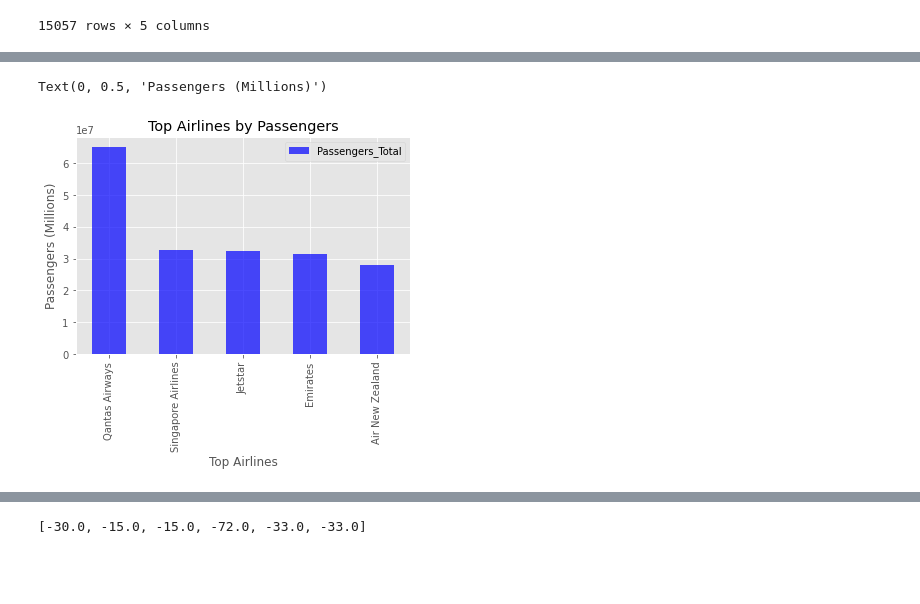
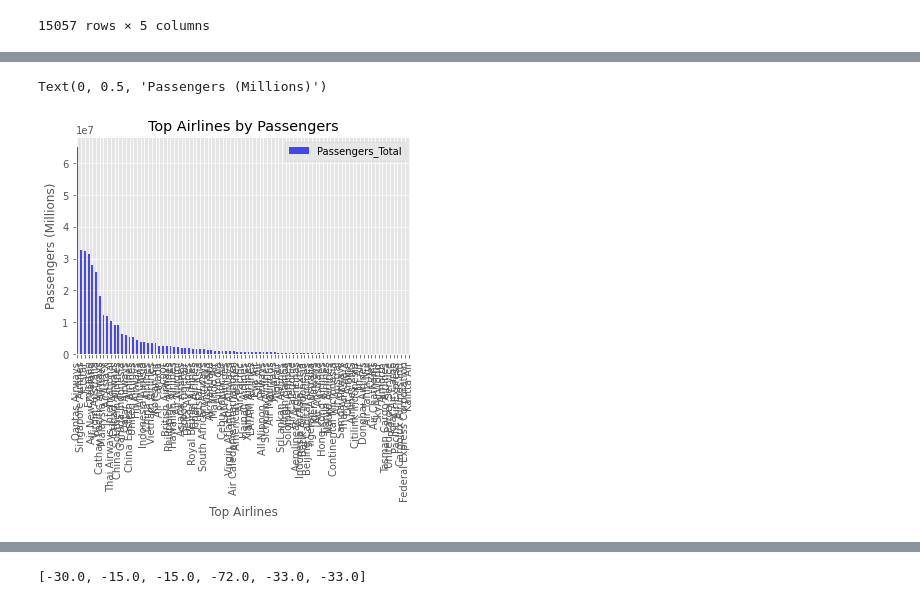
Before and after one commit to dianeyaneza/ebay-espresso, a Jupyter notebook: investigation/project_1_airline_performance.ipynb, the cells around one changed output, grey strips where cells are left out. Saved outputs shown, nothing was run; the diff lists cells and outputs as text; code cells hidden in the pictures; blank space fills up the shorter version.

```diff
--- a/investigation/project_1_airline_performance.ipynb
+++ b/investigation/project_1_airline_performance.ipynb
@@ -183,14 +205,15 @@ Index(['Singapore Airlines', 'Qantas Airways', 'Emirates',
       dtype='object', name='Scheduled Operator')
 # %%
 #Get top airlines by total number of passengers travelled since 2009
-top_passenger_airlines_df = grouped_airline_flight_df.sum().sort_values("Passengers_Total", ascending=False)[:5]
+# top_passenger_airlines_df = grouped_airline_flight_df.sum().sort_values("Passengers_Total", ascending=False)[:5]
+top_passenger_airlines_df = grouped_airline_flight_df.sum().sort_values("Passengers_Total", ascending=False)
 top_passenger_airlines_df["Passengers_Total"]
 top_passenger_airlines_df["Passengers_Total"].plot.bar(alpha=0.7, colormap="winter")
 plt.legend(loc="best")
 plt.title("Top Airlines by Passengers")
 plt.xlabel("Top Airlines")
 plt.ylabel("Passengers (Millions)")
 # %% [output]
 Text(0, 0.5, 'Passengers (Millions)')
-[figure, old version]
+[figure, new version]
 # %%
```
Also changed, not shown: parts of 14 cells of this notebook, 3 other files.
